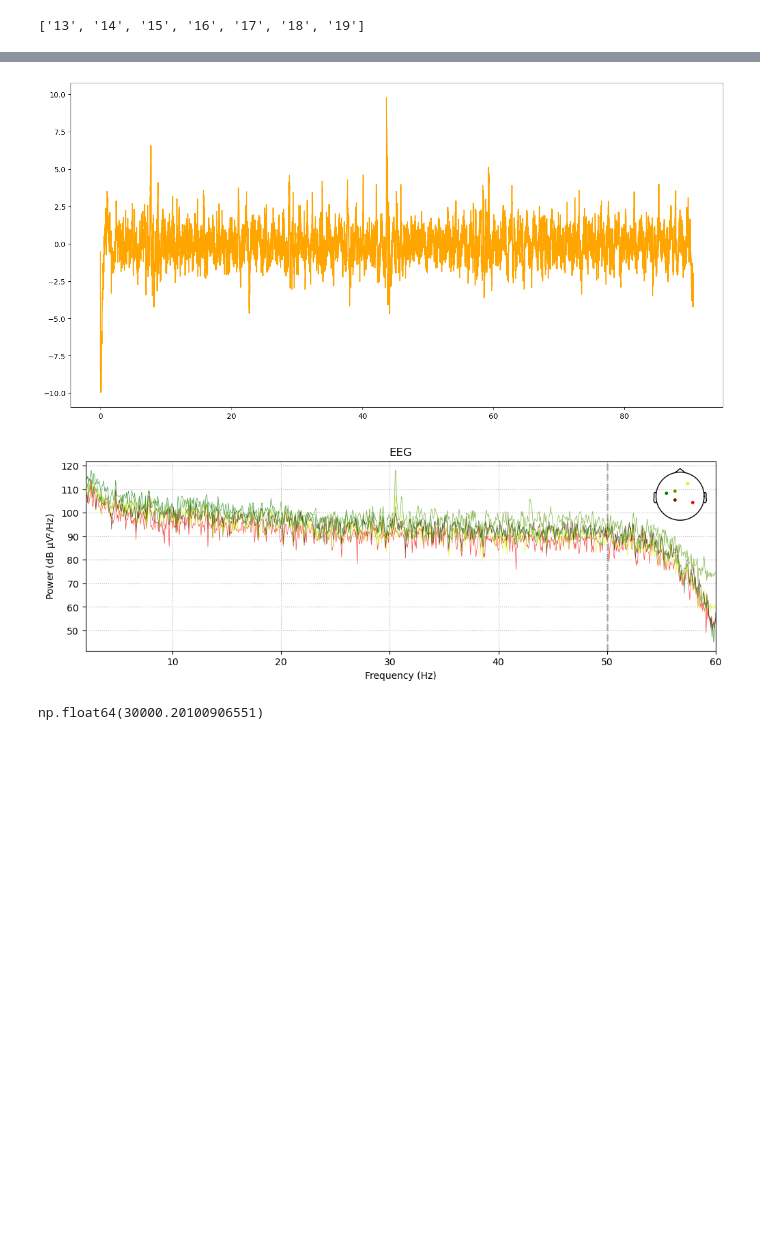
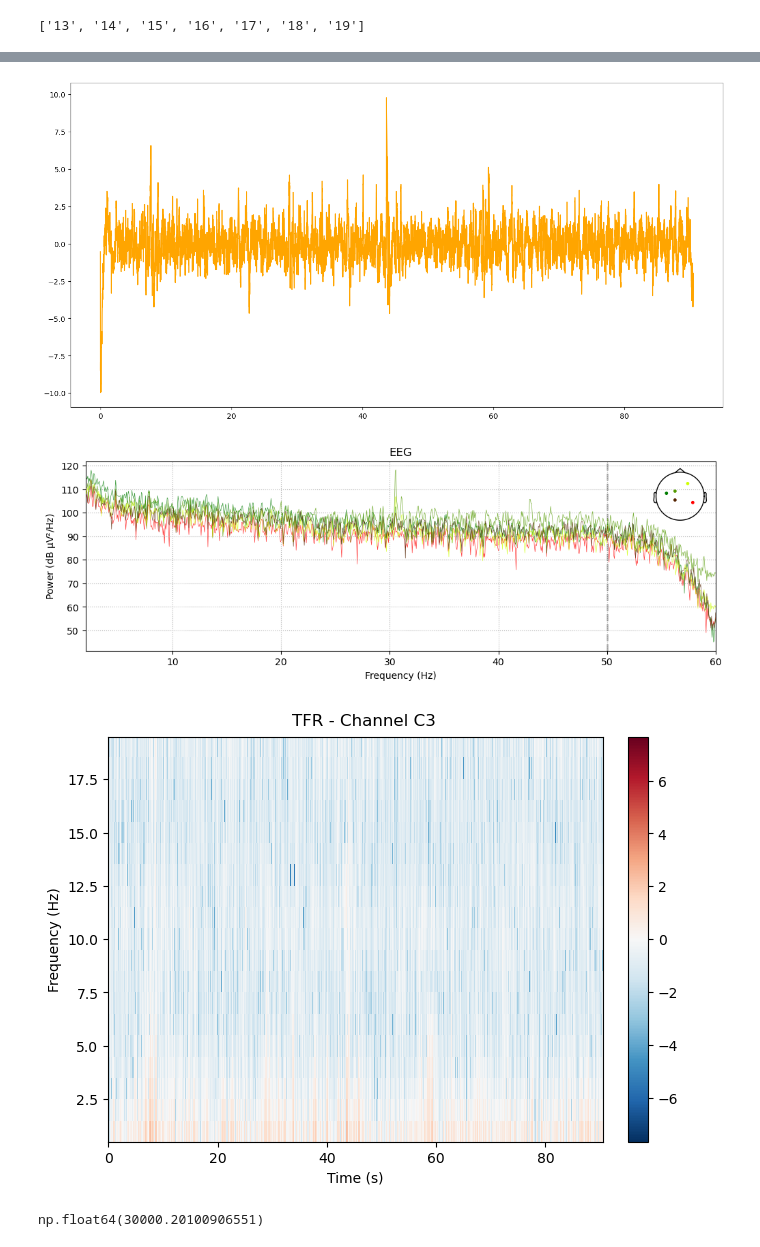
Before and after one commit to ryoiwata/NIT_Lab, a Jupyter notebook: results/2025_02_03_ita_processing/LoadIntanRHD.ipynb, the cells around one changed output, grey strips where cells are left out. Saved outputs shown, nothing was run; the diff lists cells and outputs as text; code cells hidden in the pictures; blank space fills up the shorter version.

Commit message:
nb: plot TFR

```diff
--- a/results/2025_02_03_ita_processing/LoadIntanRHD.ipynb
+++ b/results/2025_02_03_ita_processing/LoadIntanRHD.ipynb
@@ -148,6 +150,17 @@ for file_path in eeg_files:
 
         raw.plot_psd(tmin=0, tmax=60, fmin=2, fmax=60, average=False, spatial_colors=True,);
 
+
+        # Define frequencies of interest
+        frequencies = np.arange(1, 20, 1)  # 2-50 Hz, step 2 Hz
+        n_cycles = frequencies / 2  # Number of cycles per frequency
+
+        # Compute TFR using Morlet wavelets
+        power = tfr_morlet(raw_ica, freqs=frequencies, n_cycles=n_cycles, return_itc=False)
+
+        # Plot TFR for each channel
+        power.plot([0], baseline=(None, 0), mode='logratio', title='TFR - Channel C3')
+
         # ax2 = ax1.twinx()
         # ax1.plot(times + 5, raw._data[0], 'orange')
         # ax2.plot(times + 5, raw._data[1], 'blue')
@@ -234,5 +250,6 @@ Plotting power spectral density (dB=True).
 [figure]
 [figure]
+[figure, added]
 # %%
 len(result["t_amplifier"]) / result["t_amplifier"][-1]
 # %% [output]
```
Also changed, not shown: parts of 2 cells of this notebook.
